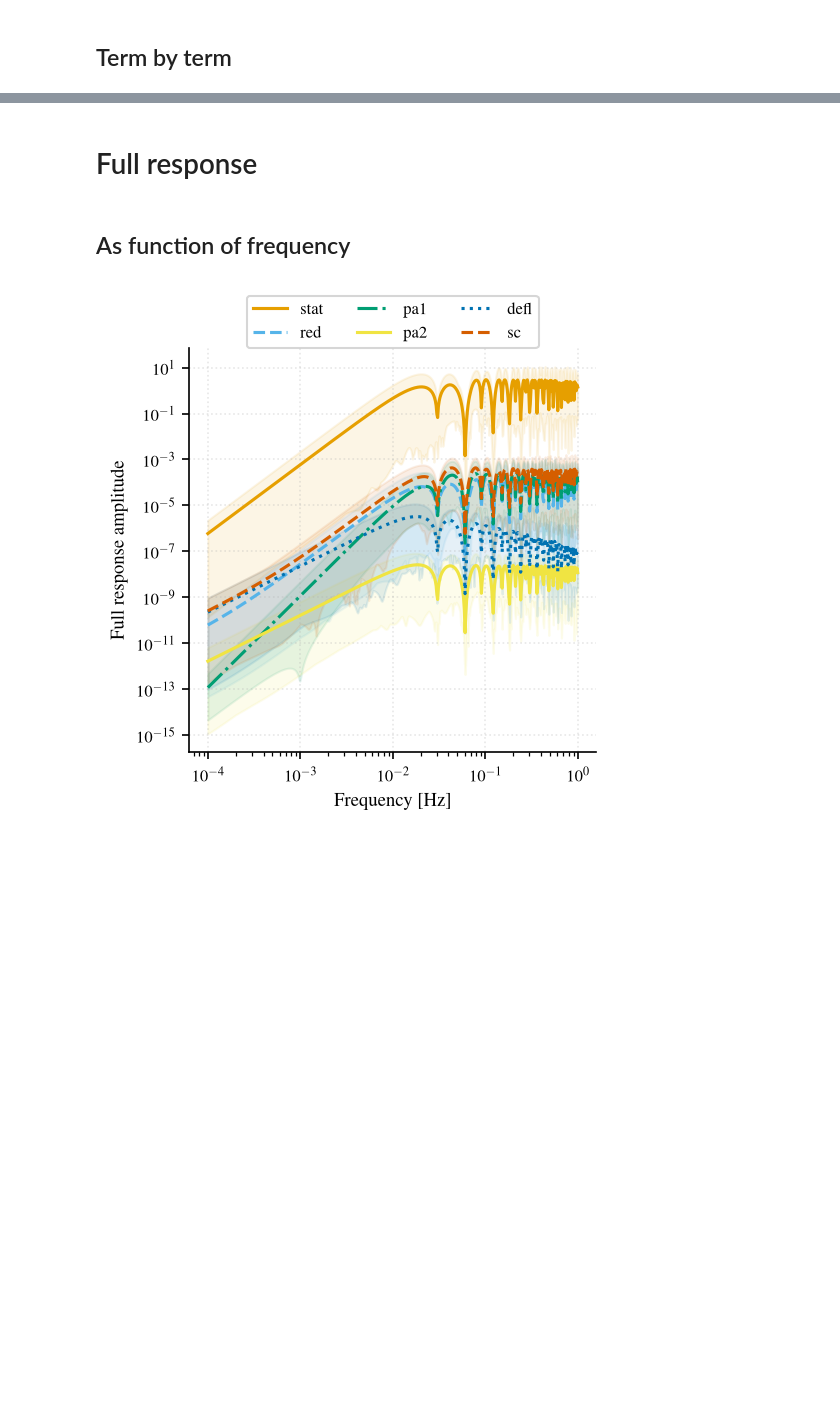
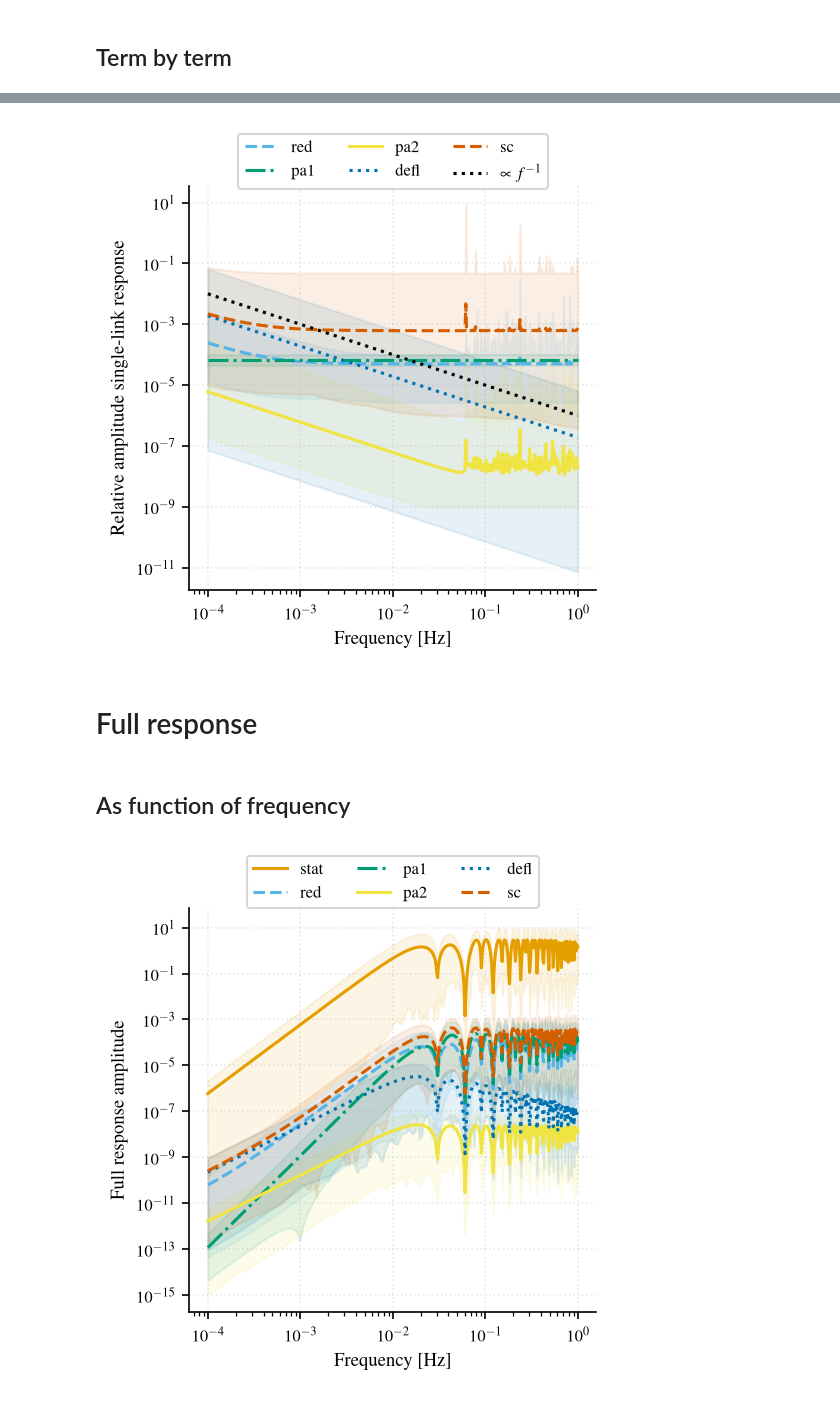
Before and after one commit to lorenzsp/ResponseRequirements, a Jupyter notebook: ResponseApprox.ipynb, the cells around one changed output, grey strips where cells are left out. Saved outputs shown, nothing was run; the diff lists cells and outputs as text; code cells hidden in the pictures; blank space fills up the shorter version.

```diff
--- a/ResponseApprox.ipynb
+++ b/ResponseApprox.ipynb
@@ -845,3 +845,23 @@ sc (500, 192, 6, 2)
+# %%
+stat_term = np.abs(get_time_freq_response(input_terms=("stat",))[time_ind,:])
+plt.figure(figsize=(3.5, 3.5))
+line_styles = ['--', '-.', '-', ':',  '--']
+for el, color, ls in zip(["red", "pa1", "pa2", "defl", "sc"], COLORBLIND_PALETTE[1:], line_styles):
+    toplot = np.abs(get_time_freq_response(input_terms=(el,))[time_ind,:])/stat_term
+    toplot_mean = np.mean(toplot[:, ], axis=(1,2,3))
+    toplot_max = np.max(toplot, axis=(1,2,3))
+    toplot_min = np.min(toplot, axis=(1,2,3))
+    plt.loglog(f, toplot_mean, label=el, color=color, ls=ls)
+    plt.fill_between(f, toplot_min, toplot_max, color=color, alpha=0.1)
+
+plt.plot(f, 1e-6 * f**(-1), ls=':', color='k', label=r'$\propto f^{-1}$')
+plt.xlabel('Frequency [Hz]')
+plt.ylabel('Relative amplitude single-link response')
+plt.legend(ncols=3, loc='upper center', bbox_to_anchor=(0.5, 1.15))
+# plt.savefig("paper_plots/response_approximation_single_link.pdf", bbox_inches='tight')
+plt.show()
+# %% [output]
+[figure, added]
 # %% [markdown]
 # Full response
 # %% [markdown]
```
Also changed, not shown: parts of 5 cells of this notebook, 1 other file.
